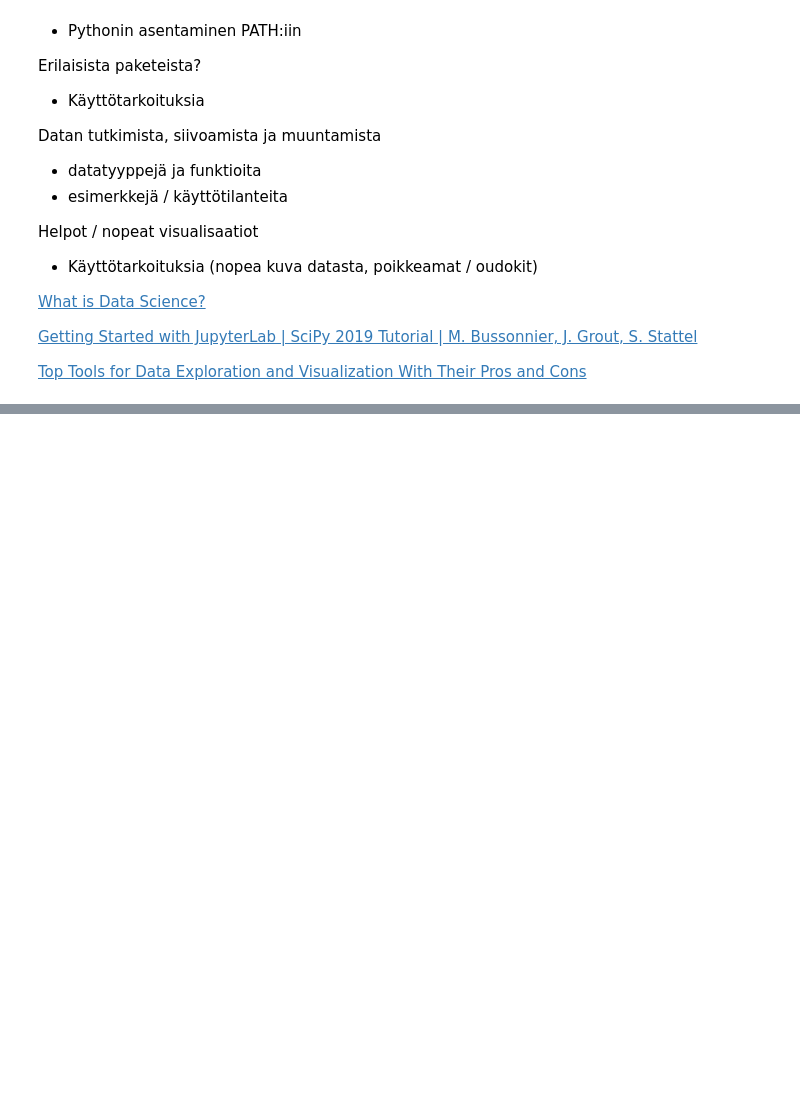
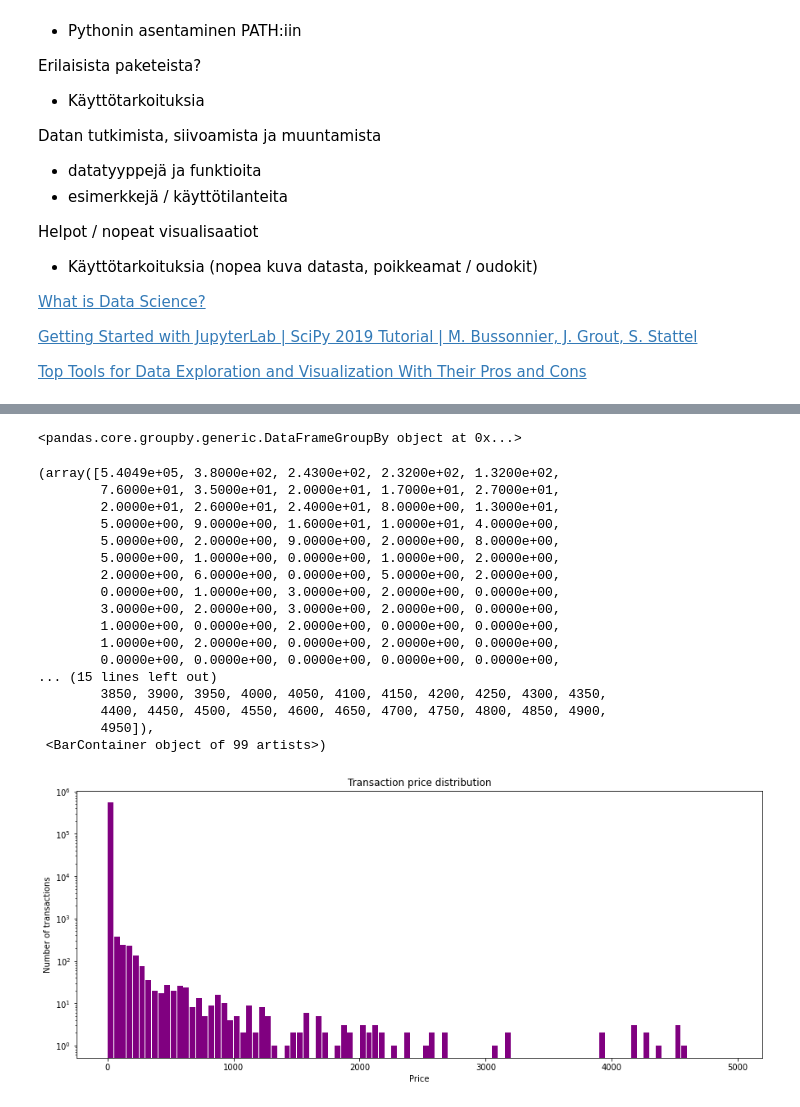
Before and after one commit to Tuomas0209/JODA_2022, a Jupyter notebook: oppimispäiväkirja.ipynb, the cells around one changed output, grey strips where cells are left out. Saved outputs shown, nothing was run; the diff lists cells and outputs as text; code cells hidden in the pictures; blank space fills up the shorter version.

```diff
--- a/oppimispäiväkirja.ipynb
+++ b/oppimispäiväkirja.ipynb
@@ -191,0 +264,3 @@ https://www.etla.fi/julkaisut/energy-and-electricity-consumption-of-the-informat
+# %%
+# Dataformaatteja voidaan tarvittaessa muuntaa tyypistä toiseen. Muunnetaan "InvoiceDate"-sarake object-formaatista date-time-formaattiin.
+data["InvoiceDate"] =  pd.to_datetime(data["InvoiceDate"])
@@ -191,0 +313,32 @@ https://www.etla.fi/julkaisut/energy-and-electricity-consumption-of-the-informat
+# %%
+unique_products = data.groupby(by="StockCode", as_index=False)["UnitPrice"]
+unique_products
+# %% [output]
+<pandas.core.groupby.generic.DataFrameGroupBy object at 0x...>
+# %%
+# Miten tuotteiden hinnat ovat jakautuneet? Valitaan tarkastelun ylärajaksi €5000
+plt.figure(figsize=(15,6))
+plt.title("Transaction price distribution")
+plt.xlabel("Price")
+plt.ylabel("Number of transactions")
+plt.yscale("log")
+plt.hist(data.UnitPrice, bins=np.arange(0,5000,50), color="purple", rwidth=0.9)
+# %% [output]
+(array([5.4049e+05, 3.8000e+02, 2.4300e+02, 2.3200e+02, 1.3200e+02,
+        7.6000e+01, 3.5000e+01, 2.0000e+01, 1.7000e+01, 2.7000e+01,
+        2.0000e+01, 2.6000e+01, 2.4000e+01, 8.0000e+00, 1.3000e+01,
+        5.0000e+00, 9.0000e+00, 1.6000e+01, 1.0000e+01, 4.0000e+00,
+        5.0000e+00, 2.0000e+00, 9.0000e+00, 2.0000e+00, 8.0000e+00,
+        5.0000e+00, 1.0000e+00, 0.0000e+00, 1.0000e+00, 2.0000e+00,
+        2.0000e+00, 6.0000e+00, 0.0000e+00, 5.0000e+00, 2.0000e+00,
+        0.0000e+00, 1.0000e+00, 3.0000e+00, 2.0000e+00, 0.0000e+00,
+        3.0000e+00, 2.0000e+00, 3.0000e+00, 2.0000e+00, 0.0000e+00,
+        1.0000e+00, 0.0000e+00, 2.0000e+00, 0.0000e+00, 0.0000e+00,
+        1.0000e+00, 2.0000e+00, 0.0000e+00, 2.0000e+00, 0.0000e+00,
+        0.0000e+00, 0.0000e+00, 0.0000e+00, 0.0000e+00, 0.0000e+00,
+... (15 lines left out)
+        3850, 3900, 3950, 4000, 4050, 4100, 4150, 4200, 4250, 4300, 4350,
+        4400, 4450, 4500, 4550, 4600, 4650, 4700, 4750, 4800, 4850, 4900,
+        4950]),
+ <BarContainer object of 99 artists>)
+[figure, added]
```
Also changed, not shown: parts of 65 cells of this notebook, 7 other files.
